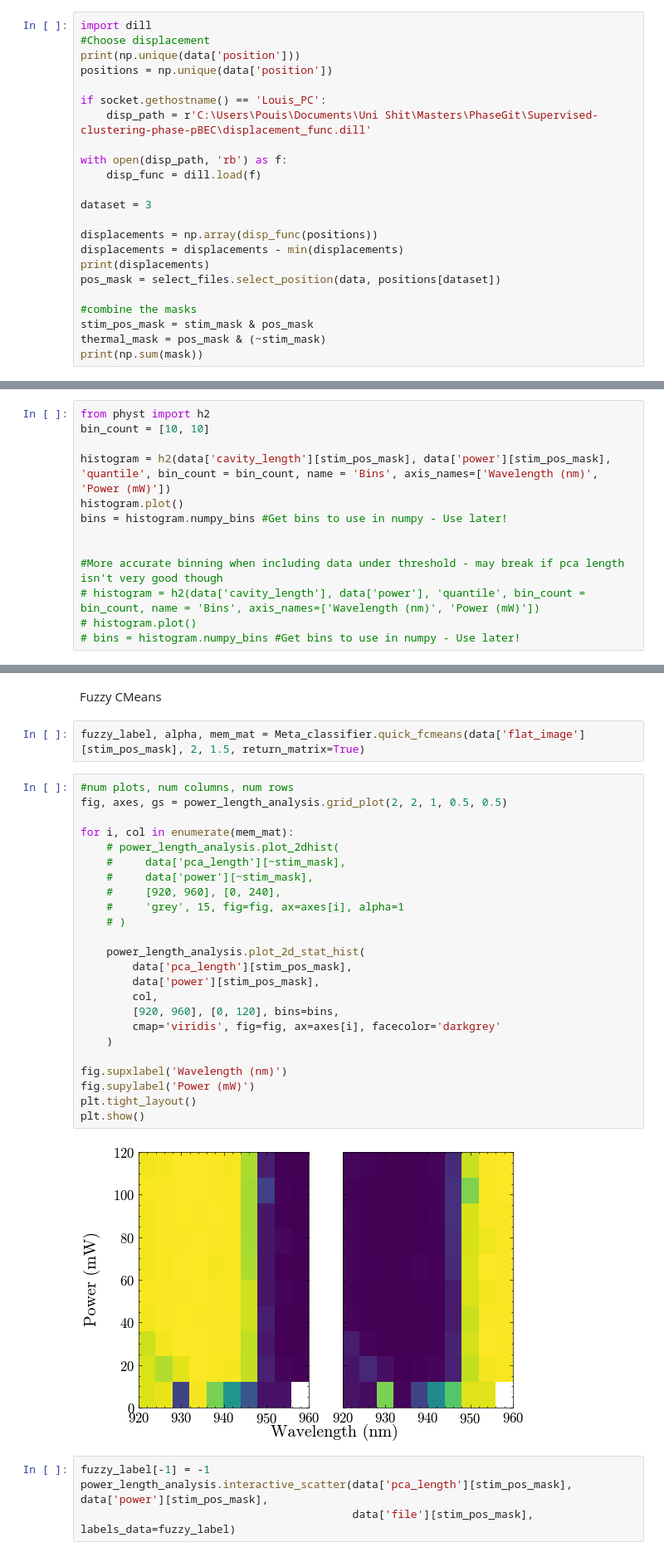
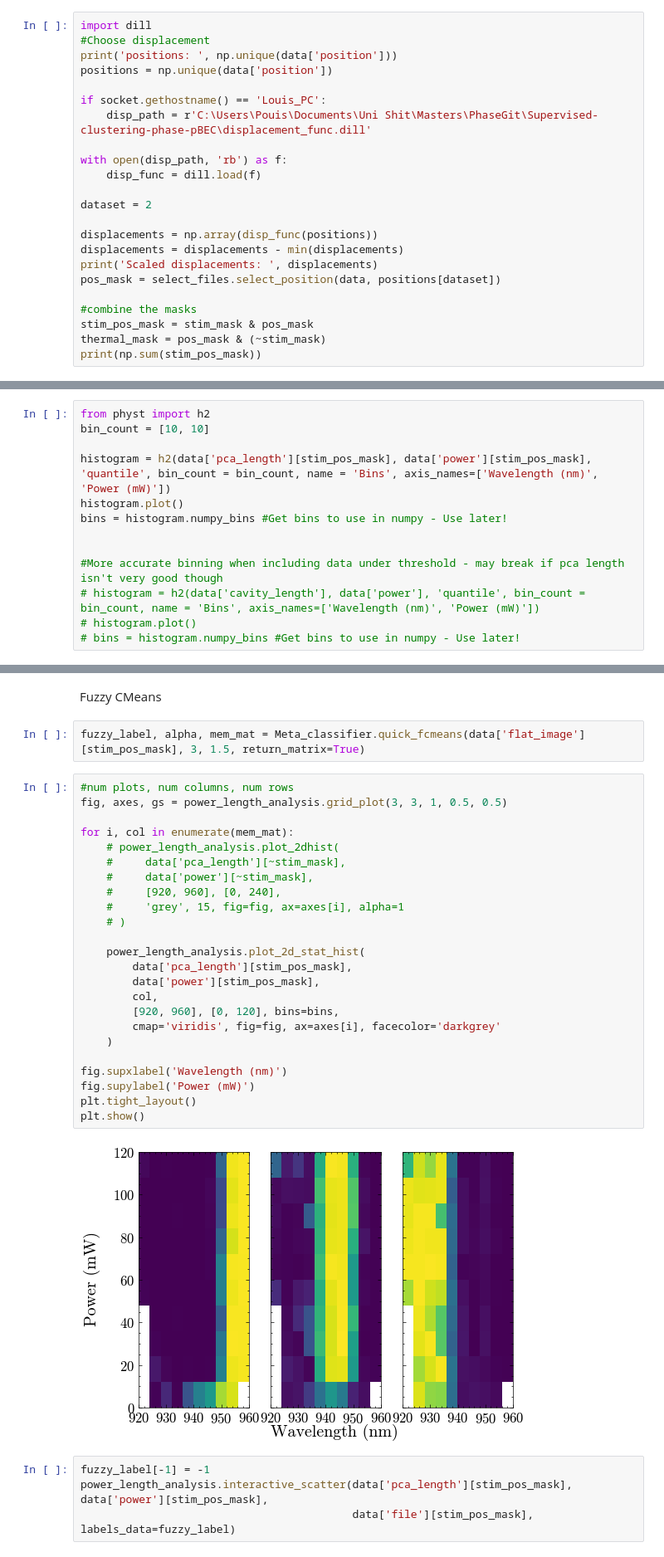
Before and after one commit to phbecimperial/Supervised-clustering-phase-pBEC, a Jupyter notebook: MultiMode Analysis/Phase_diagram_notebook.ipynb, the cells around one changed output, grey strips where cells are left out. Shown at 83% size. Saved outputs shown, nothing was run; the diff lists cells and outputs as text.

```diff
--- a/MultiMode Analysis/Phase_diagram_notebook.ipynb
+++ b/MultiMode Analysis/Phase_diagram_notebook.ipynb
@@ -151,7 +172,7 @@ plt.show()
 # %%
 import dill
 #Choose displacement
-print(np.unique(data['position']))
+print('positions: ', np.unique(data['position']))
 positions = np.unique(data['position'])
 
 if socket.gethostname() == 'Louis_PC':
@@ -160,15 +181,15 @@ if socket.gethostname() == 'Louis_PC':
 with open(disp_path, 'rb') as f:
     disp_func = dill.load(f)
 
-dataset = 3
+dataset = 2
 
 displacements = np.array(disp_func(positions))
 displacements = displacements - min(displacements)
-print(displacements)
+print('Scaled displacements: ', displacements)
 pos_mask = select_files.select_position(data, positions[dataset])
 
 #combine the masks
 stim_pos_mask = stim_mask & pos_mask
 thermal_mask = pos_mask & (~stim_mask)
-print(np.sum(mask))
+print(np.sum(stim_pos_mask))
 # %% [output]
@@ -231,7 +252,7 @@ Use this to test out the best bin count. This uses the physt module, and tries t
 from physt import h2
 bin_count = [10, 10]
 
-histogram = h2(data['cavity_length'][stim_pos_mask], data['power'][stim_pos_mask], 'quantile', bin_count = bin_count, name = 'Bins', axis_names=['Wavelength (nm)', 'Power (mW)'])
+histogram = h2(data['pca_length'][stim_pos_mask], data['power'][stim_pos_mask], 'quantile', bin_count = bin_count, name = 'Bins', axis_names=['Wavelength (nm)', 'Power (mW)'])
 histogram.plot()
 bins = histogram.numpy_bins #Get bins to use in numpy - Use later!
 
@@ -261,33 +282,33 @@ fig, ax, _, _ = power_length_analysis.all_cluster_plot(
 # %% [markdown]
 Fuzzy CMeans
 # %%
-fuzzy_label, alpha, mem_mat = Meta_classifier.quick_fcmeans(data['flat_image'][stim_pos_mask], 2, 1.5, return_matrix=True)
+fuzzy_label, alpha, mem_mat = Meta_classifier.quick_fcmeans(data['flat_image'][stim_pos_mask], 3, 1.5, return_matrix=True)
 # %%
 #num plots, num columns, num rows
-fig, axes, gs = power_length_analysis.grid_plot(2, 2, 1, 0.5, 0.5)
+fig, axes, gs = power_length_analysis.grid_plot(3, 3, 1, 0.5, 0.5)
 
 for i, col in enumerate(mem_mat):
     # power_length_analysis.plot_2dhist(
     #     data['pca_length'][~stim_mask],
     #     data['power'][~stim_mask],
     #     [920, 960], [0, 240],
     #     'grey', 15, fig=fig, ax=axes[i], alpha=1
     # )
 
     power_length_analysis.plot_2d_stat_hist(
         data['pca_length'][stim_pos_mask],
         data['power'][stim_pos_mask],
         col,
         [920, 960], [0, 120], bins=bins,
         cmap='viridis', fig=fig, ax=axes[i], facecolor='darkgrey'
     )
 
 fig.supxlabel('Wavelength (nm)')
 fig.supylabel('Power (mW)')
 plt.tight_layout()
 plt.show()
 # %% [output]
-[figure, old version]
+[figure, new version]
 # %%
 fuzzy_label[-1] = -1
 power_length_analysis.interactive_scatter(data['pca_length'][stim_pos_mask], data['power'][stim_pos_mask],
```
Also changed, not shown: parts of 22 cells of this notebook.
